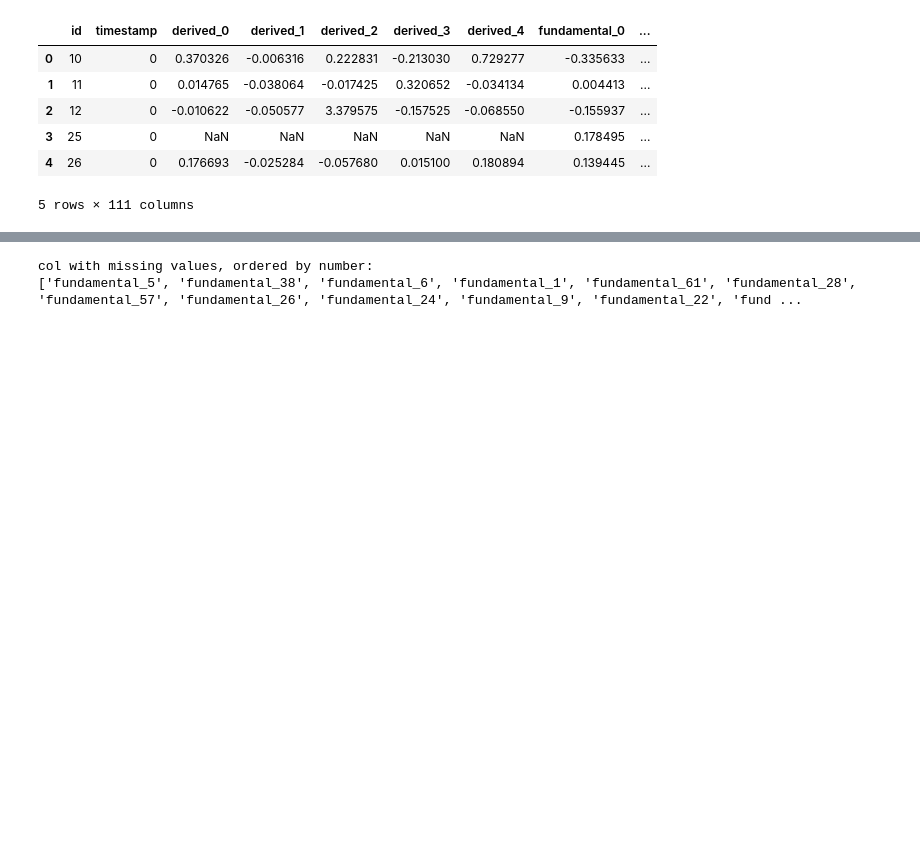
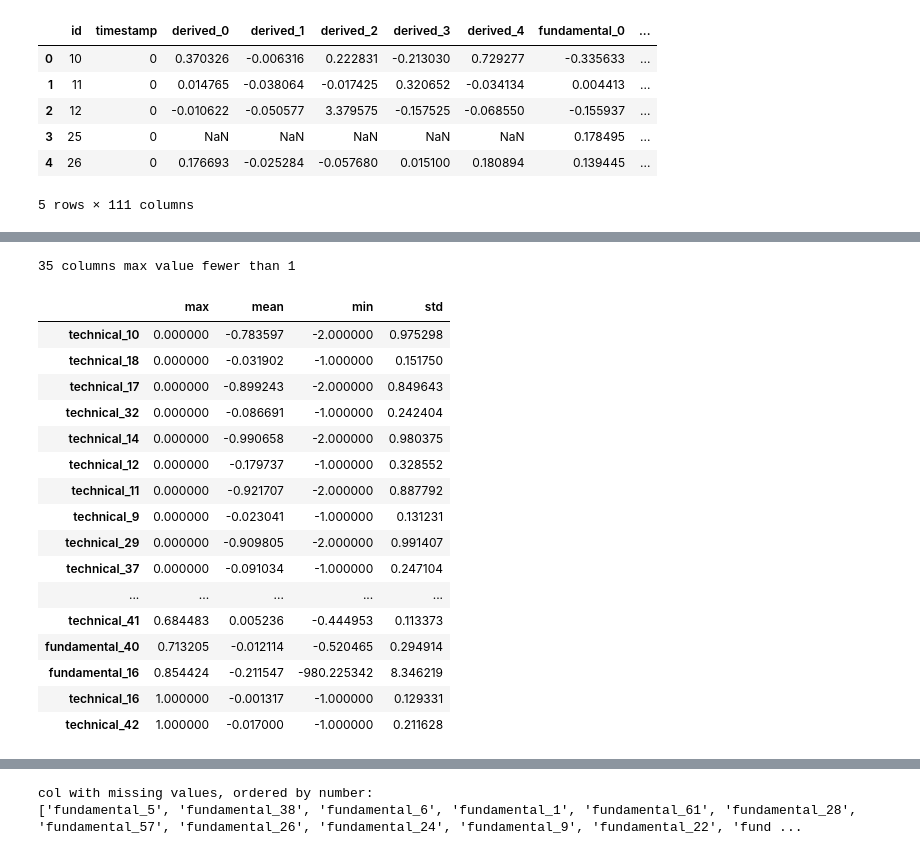
Before and after one commit to MiyainNYC/two-sigma-data-challenge, a Jupyter notebook: raw_script.ipynb, the cells around one changed output, grey strips where cells are left out. Saved outputs shown, nothing was run; the diff lists cells and outputs as text; code cells hidden in the pictures; blank space fills up the shorter version.

```diff
--- a/raw_script.ipynb
+++ b/raw_script.ipynb
@@ -50,0 +140,22 @@ pd.DataFrame(missing_ratio).plot(kind = 'bar',rot = 130,figsize = (12,4),fontsiz
+# %%
+print('%d columns max value fewer than 1'%len(stats_pd[stats_pd['max']<=1]))
+stats_pd[stats_pd['max']<=1].sort('max')
+# %% [output]
+35 columns max value fewer than 1
+|  | max | mean | min | std |
+| technical_10 | 0.000000 | -0.783597 | -2.000000 | 0.975298 |
+| technical_18 | 0.000000 | -0.031902 | -1.000000 | 0.151750 |
+| technical_17 | 0.000000 | -0.899243 | -2.000000 | 0.849643 |
+| technical_32 | 0.000000 | -0.086691 | -1.000000 | 0.242404 |
+| technical_14 | 0.000000 | -0.990658 | -2.000000 | 0.980375 |
+| technical_12 | 0.000000 | -0.179737 | -1.000000 | 0.328552 |
+| technical_11 | 0.000000 | -0.921707 | -2.000000 | 0.887792 |
+| technical_9 | 0.000000 | -0.023041 | -1.000000 | 0.131231 |
+| technical_29 | 0.000000 | -0.909805 | -2.000000 | 0.991407 |
+| technical_37 | 0.000000 | -0.091034 | -1.000000 | 0.247104 |
+| ... | ... | ... | ... | ... |
+| technical_41 | 0.684483 | 0.005236 | -0.444953 | 0.113373 |
+| fundamental_40 | 0.713205 | -0.012114 | -0.520465 | 0.294914 |
+| fundamental_16 | 0.854424 | -0.211547 | -980.225342 | 8.346219 |
+| technical_16 | 1.000000 | -0.001317 | -1.000000 | 0.129331 |
+| technical_42 | 1.000000 | -0.017000 | -1.000000 | 0.211628 |
```
Also changed, not shown: parts of 24 cells of this notebook.
